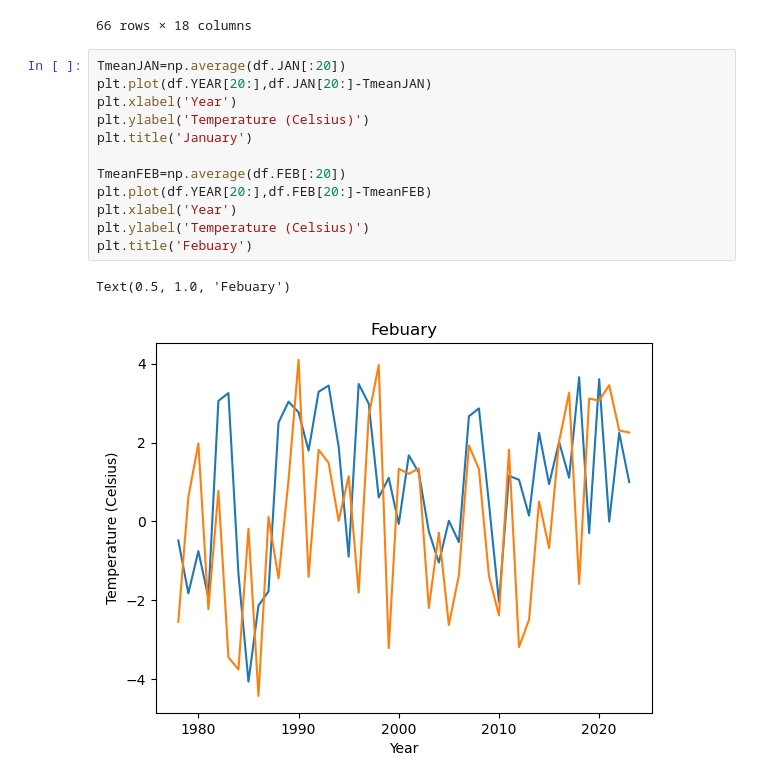
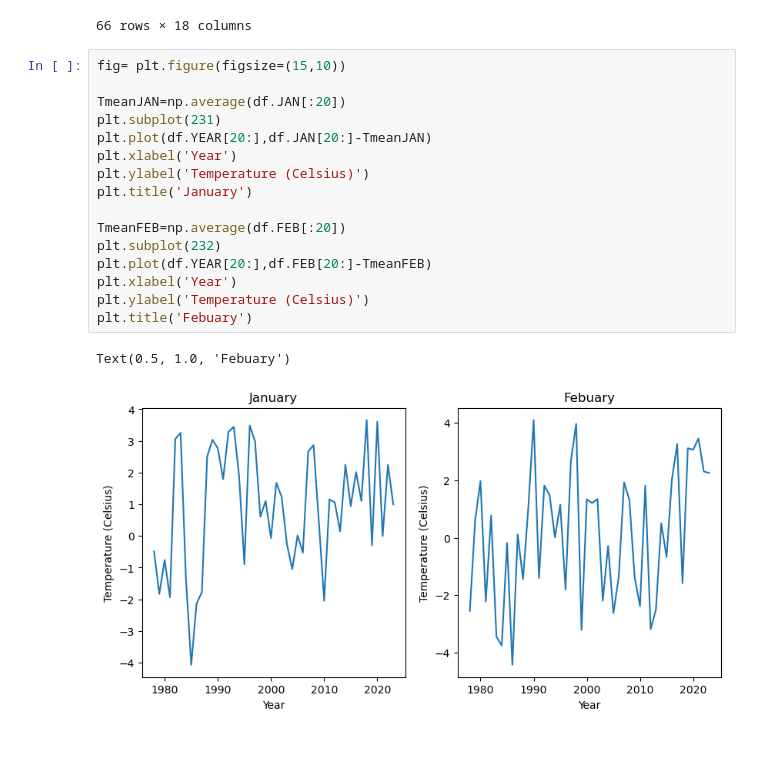
Before and after one commit to katy-030596/ERCA_Group8, a Jupyter notebook: Group8.ipynb, the cells around one changed output. Saved outputs shown, nothing was run; the diff lists cells and outputs as text; blank space fills up the shorter version.

```diff
--- a/Group8.ipynb
+++ b/Group8.ipynb
@@ -41,17 +41,21 @@ df
 | 65 | 2023 | 1.85 | 5.25 | 8.35 | 9.70 | 14.25 | 19.15 | 22.15 | 21.90 | 18.55 | 14.30 | ... |
 66 rows × 18 columns
 # %%
+fig= plt.figure(figsize=(15,10))
+
 TmeanJAN=np.average(df.JAN[:20])
+plt.subplot(231)
 plt.plot(df.YEAR[20:],df.JAN[20:]-TmeanJAN)
 plt.xlabel('Year')
 plt.ylabel('Temperature (Celsius)')
 plt.title('January')
 
 TmeanFEB=np.average(df.FEB[:20])
+plt.subplot(232)
 plt.plot(df.YEAR[20:],df.FEB[20:]-TmeanFEB)
 plt.xlabel('Year')
 plt.ylabel('Temperature (Celsius)')
 plt.title('Febuary')
 # %% [output]
 Text(0.5, 1.0, 'Febuary')
-[figure, old version]
+[figure, new version]
```
